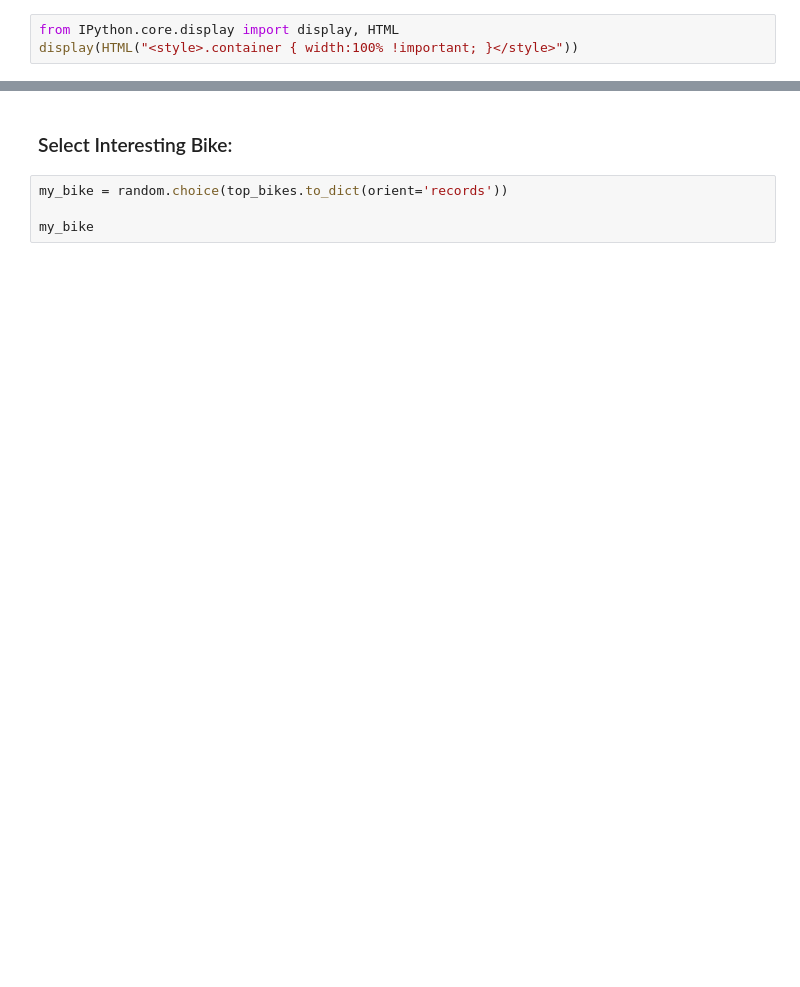
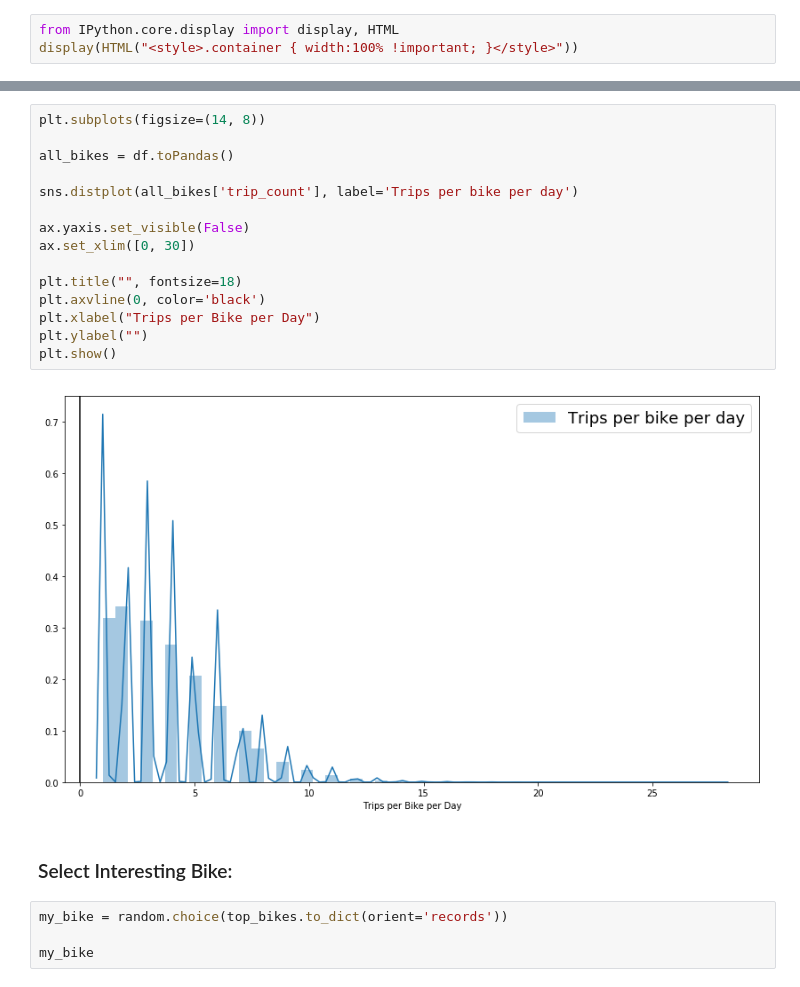
Before and after one commit to DanteLore/tfl-cycles, a Jupyter notebook: notebooks/busy_bikes.ipynb, the cells around one changed output, grey strips where cells are left out. Drawn from its saved outputs; the diff is of its cells as text; blank space fills up the shorter version.

Commit message:
Added histogram of journeys per bike per day

```diff
--- a/notebooks/busy_bikes.ipynb
+++ b/notebooks/busy_bikes.ipynb
@@ -72,3 +90,20 @@ top_bikes
+# %%
+plt.subplots(figsize=(14, 8))
+
+all_bikes = df.toPandas()
+
+sns.distplot(all_bikes['trip_count'], label='Trips per bike per day')
+
+ax.yaxis.set_visible(False)
+ax.set_xlim([0, 30])
+
+plt.title("", fontsize=18)
+plt.axvline(0, color='black')
+plt.xlabel("Trips per Bike per Day")
+plt.ylabel("")
+plt.show()
+# %% [output]
+[figure, added]
 # %% [markdown]
 ### Select Interesting Bike:
 # %%
```
Also changed, not shown: parts of 4 cells of this notebook, 1 other file.
